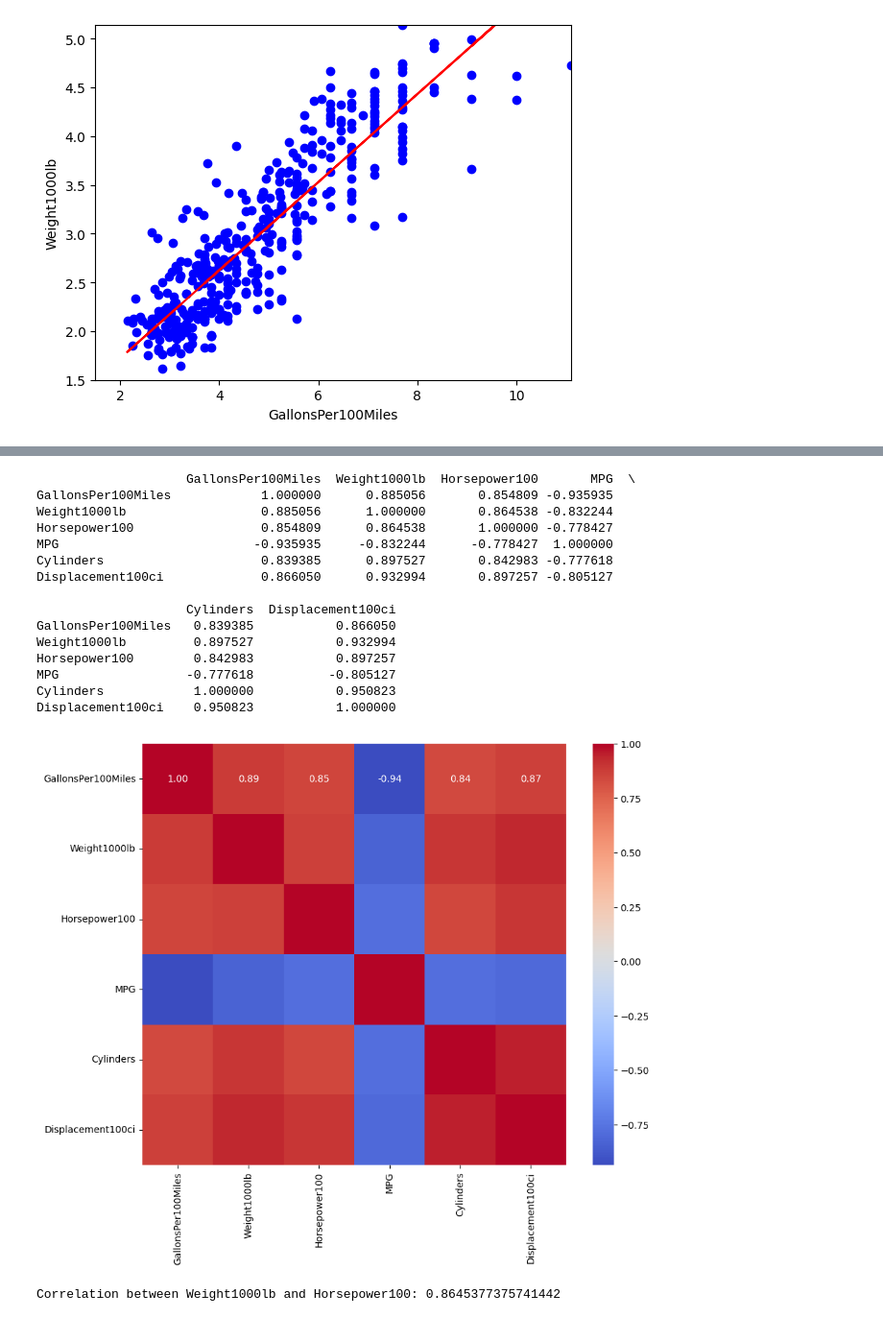
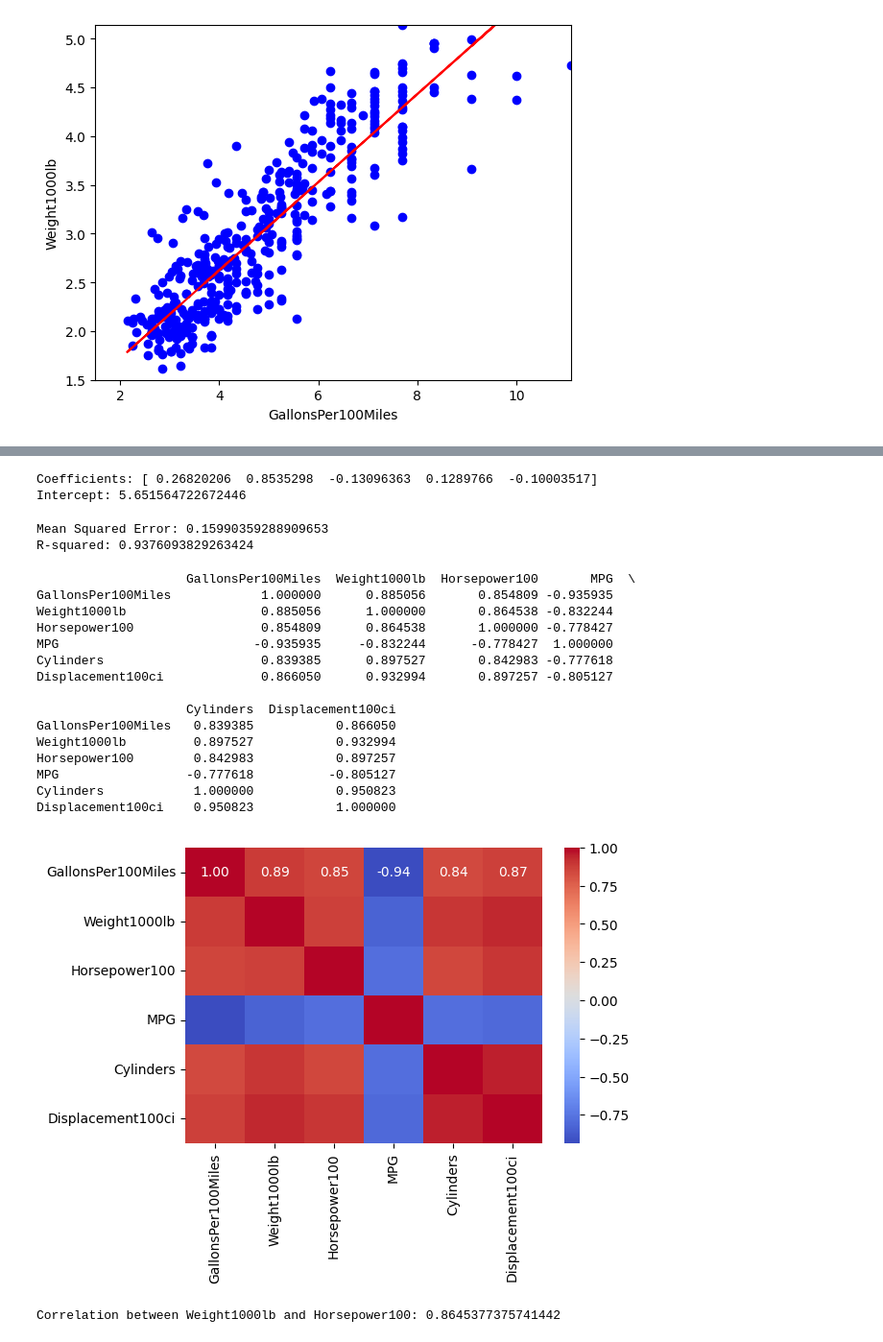
Before and after one commit to gibanator/assignment_3, a Jupyter notebook: linear_regression.ipynb, the cells around one changed output, grey strips where cells are left out. Shown at 96% size. Drawn from its saved outputs; the diff is of its cells as text; code cells hidden in the pictures.

```diff
--- a/linear_regression.ipynb
+++ b/linear_regression.ipynb
@@ -192,30 +158,49 @@ R2-score: 1.00
+# %%
+from sklearn.linear_model import LinearRegression
+
+
+model = LinearRegression()
+model.fit(X_train, y_train)
+print('Coefficients:', model.coef_)
+print('Intercept:', model.intercept_)
+# %% [output]
+Coefficients: [ 0.26820206  0.8535298  -0.13096363  0.1289766  -0.10003517]
+Intercept: 5.651564722672446
+# %%
+from sklearn.metrics import mean_squared_error, r2_score
+y_pred = model.predict(X_test)
+print('Mean Squared Error:', mean_squared_error(y_test, y_pred))
+print('R-squared:', r2_score(y_test, y_pred))
+# %% [output]
+Mean Squared Error: 0.15990359288909653
+R-squared: 0.9376093829263424
 # %%
 
 correlation_matrix = cdf.corr()
 
 print(correlation_matrix)
 
 import seaborn as sns
-plt.figure(figsize=(10, 8))
+plt.figure(figsize=(6, 4))
 sns.heatmap(correlation_matrix, annot=True, cmap='coolwarm', fmt=".2f")
 plt.show()
 # %% [output]
                     GallonsPer100Miles  Weight1000lb  Horsepower100       MPG  \
 GallonsPer100Miles            1.000000      0.885056       0.854809 -0.935935
 Weight1000lb                  0.885056      1.000000       0.864538 -0.832244
 Horsepower100                 0.854809      0.864538       1.000000 -0.778427
 MPG                          -0.935935     -0.832244      -0.778427  1.000000
 Cylinders                     0.839385      0.897527       0.842983 -0.777618
 Displacement100ci             0.866050      0.932994       0.897257 -0.805127
 
                     Cylinders  Displacement100ci
 GallonsPer100Miles   0.839385           0.866050
 Weight1000lb         0.897527           0.932994
 Horsepower100        0.842983           0.897257
 MPG                 -0.777618          -0.805127
 Cylinders            1.000000           0.950823
 Displacement100ci    0.950823           1.000000
-[figure, old version]
+[figure, new version]
 # %%
 correlation_weight_horsepower = df['Weight1000lb'].corr(df['Horsepower100'])
 print(f"Correlation between Weight1000lb and Horsepower100: {correlation_weight_horsepower}")
```
Also changed, not shown: parts of 14 cells of this notebook.
